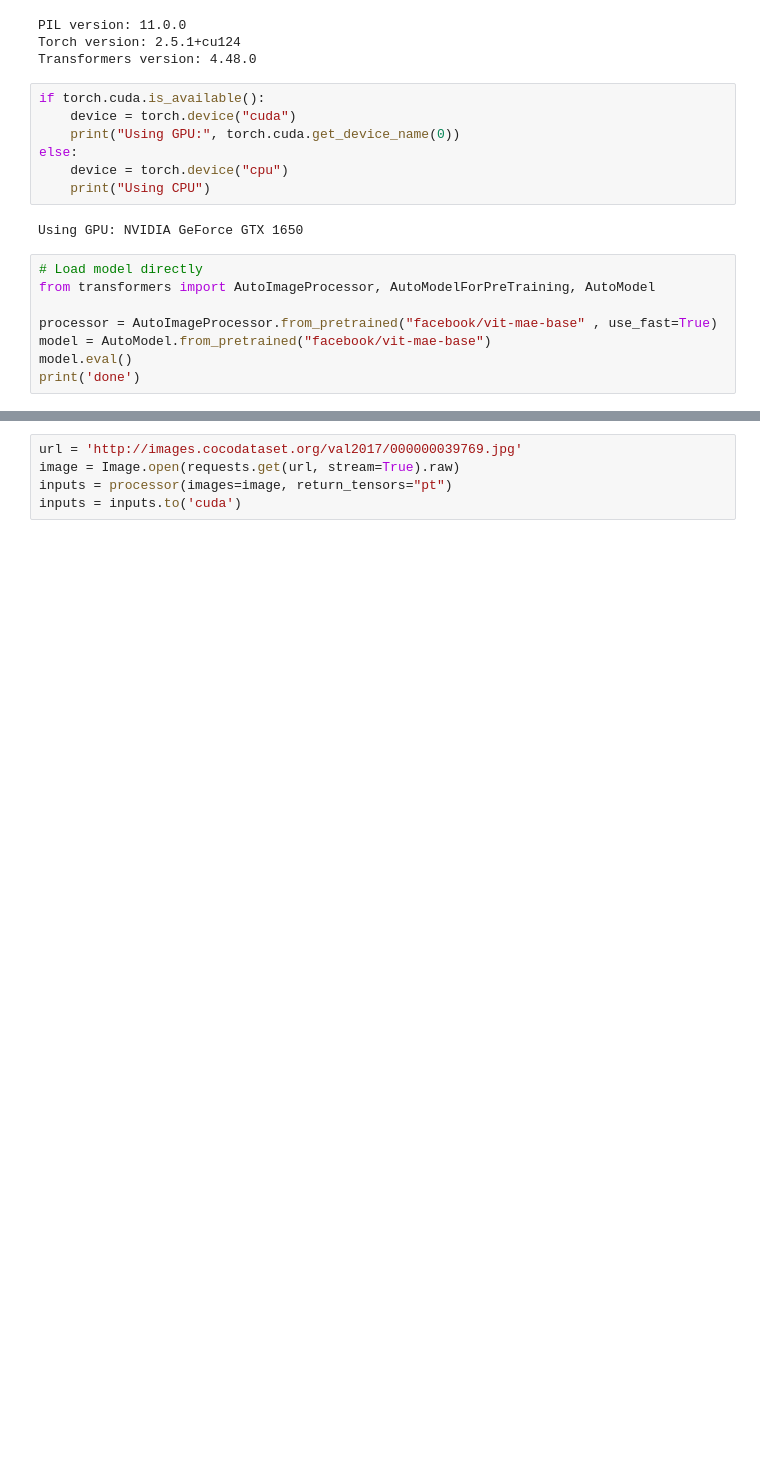
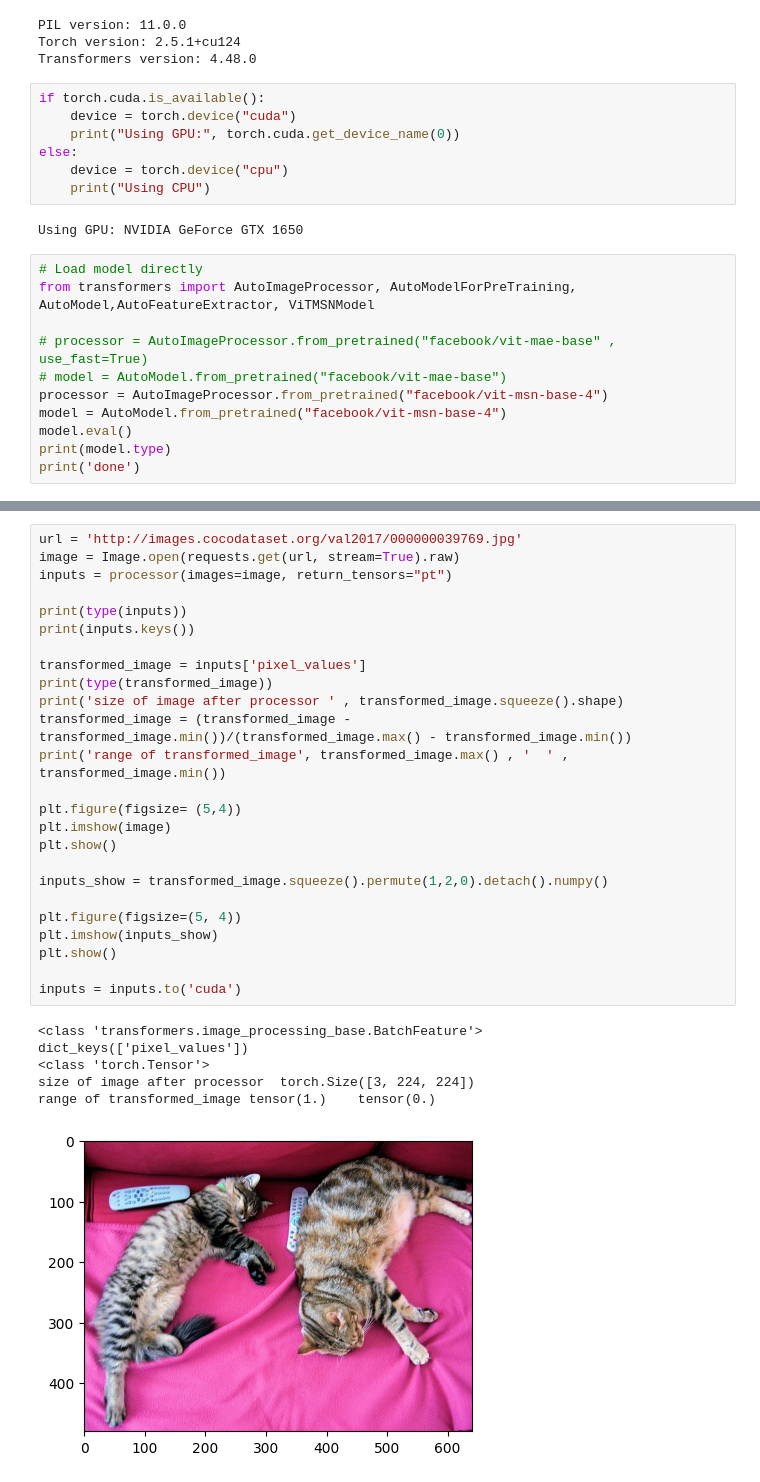
Before and after one commit to shivamgcodes/Pruning-via-Merging, a Jupyter notebook: visual_encodders/trial.ipynb, the cells around one changed output, grey strips where cells are left out. Cells and saved outputs as stored; diff of their text form; blank space fills up the shorter version.

```diff
--- a/visual_encodders/trial.ipynb
+++ b/visual_encodders/trial.ipynb
@@ -23,10 +24,13 @@ else:
 Using GPU: NVIDIA GeForce GTX 1650
 # %%
 # Load model directly
-from transformers import AutoImageProcessor, AutoModelForPreTraining, AutoModel
+from transformers import AutoImageProcessor, AutoModelForPreTraining, AutoModel,AutoFeatureExtractor, ViTMSNModel
 
-processor = AutoImageProcessor.from_pretrained("facebook/vit-mae-base" , use_fast=True)
-model = AutoModel.from_pretrained("facebook/vit-mae-base")
+# processor = AutoImageProcessor.from_pretrained("facebook/vit-mae-base" , use_fast=True)
+# model = AutoModel.from_pretrained("facebook/vit-mae-base")
+processor = AutoImageProcessor.from_pretrained("facebook/vit-msn-base-4")
+model = AutoModel.from_pretrained("facebook/vit-msn-base-4")
 model.eval()
+print(model.type)
 print('done')
 # %% [output]
@@ -59,5 +124,32 @@ ViTMAEConfig {
 # %%
 url = 'http://images.cocodataset.org/val2017/000000039769.jpg'
 image = Image.open(requests.get(url, stream=True).raw)
 inputs = processor(images=image, return_tensors="pt")
+
+print(type(inputs))
+print(inputs.keys())
+
+transformed_image = inputs['pixel_values']
+print(type(transformed_image))
+print('size of image after processor ' , transformed_image.squeeze().shape)
+transformed_image = (transformed_image - transformed_image.min())/(transformed_image.max() - transformed_image.min())
+print('range of transformed_image', transformed_image.max() , '  ' , transformed_image.min())
+
+plt.figure(figsize= (5,4))
+plt.imshow(image)
+plt.show()
+
+inputs_show = transformed_image.squeeze().permute(1,2,0).detach().numpy()
+
+plt.figure(figsize=(5, 4))
+plt.imshow(inputs_show)
+plt.show()
+
 inputs = inputs.to('cuda')
+# %% [output]
+<class 'transformers.image_processing_base.BatchFeature'>
+dict_keys(['pixel_values'])
+<class 'torch.Tensor'>
+size of image after processor  torch.Size([3, 224, 224])
+range of transformed_image tensor(1.)    tensor(0.)
+[figure, added]
```
Also changed, not shown: parts of 19 cells of this notebook, 6 other files.
